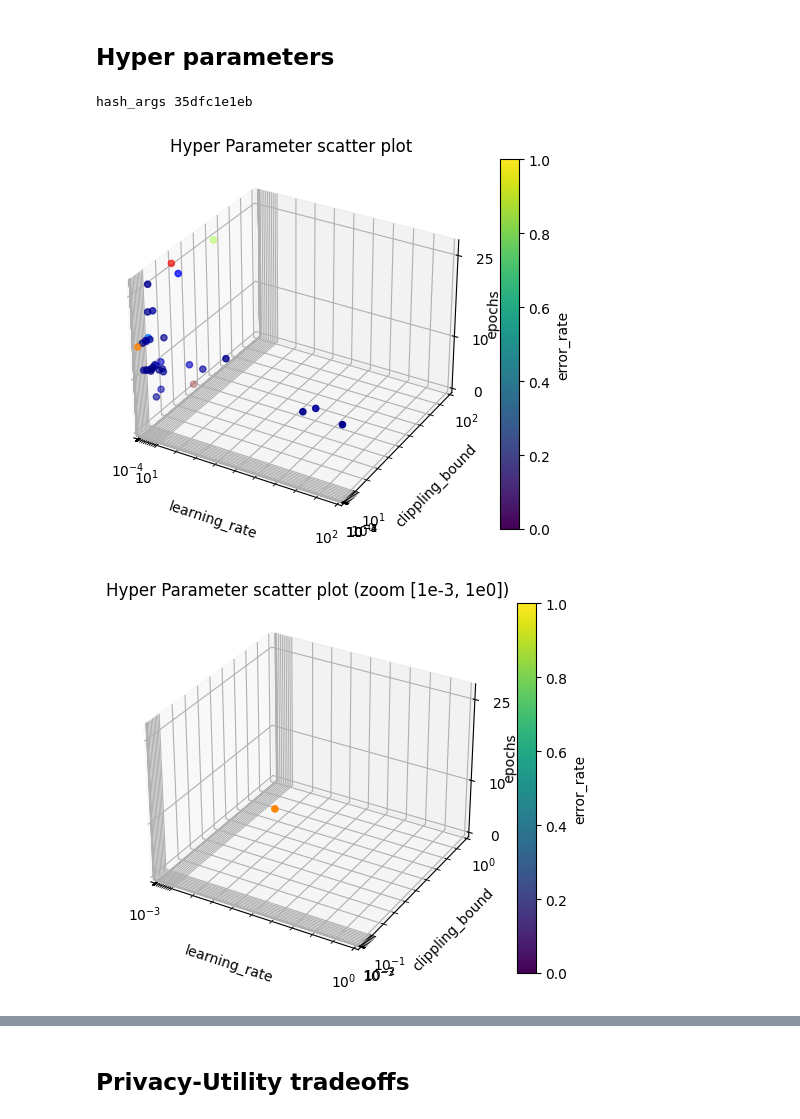
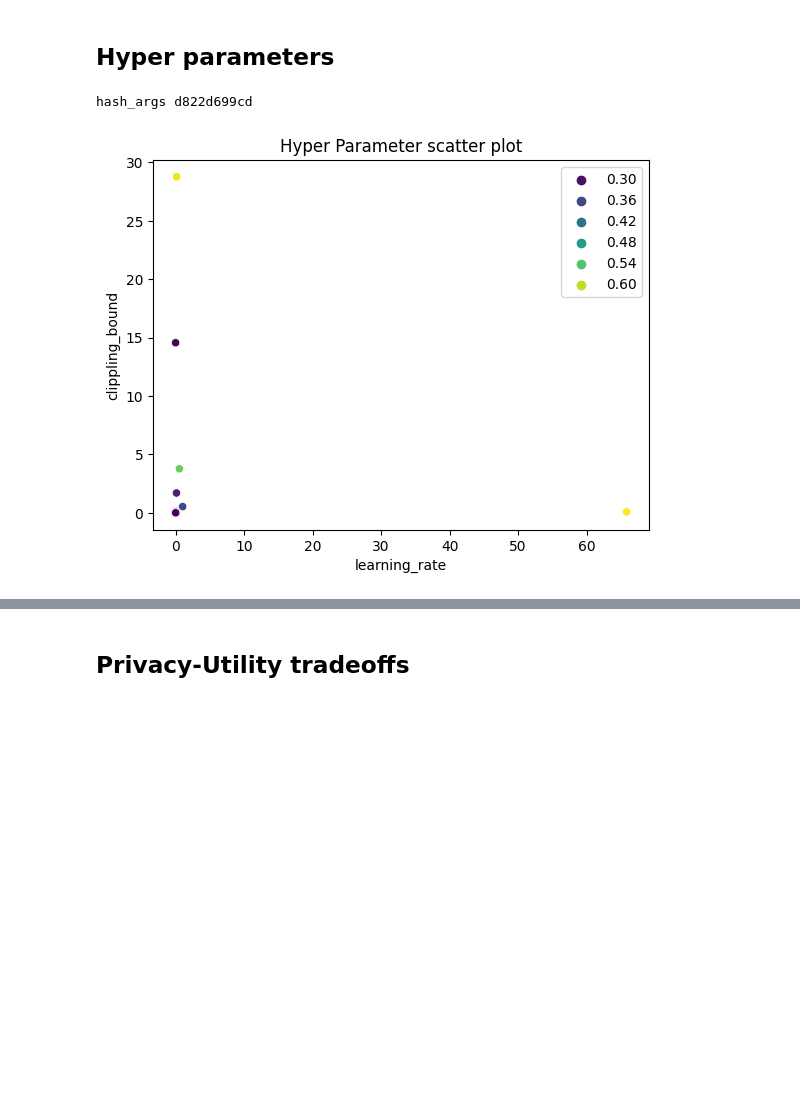
Before and after one commit to FumiyukiKato/uldp-fl, a Jupyter notebook: exp/exp_results.ipynb, the cells around one changed output, grey strips where cells are left out. Drawn from its saved outputs; the diff is of its cells as text; code cells hidden in the pictures; blank space fills up the shorter version.

```diff
--- a/exp/exp_results.ipynb
+++ b/exp/exp_results.ipynb
@@ -151,12 +151,11 @@ def plot_hps(dataset_name, method, n_users, dist):
             bbox_inches="tight",
         )
 # %%
-dataset_name = "heart_disease"
-method = "ULDP-AVG"
+dataset_name = "tcga_brca"
+method = "ULDP-SGD"
 n_users = 1100
 dist = None
 plot_hps(dataset_name, method, n_users, dist)
 # %% [output]
-hash_args 35dfc1e1eb
+hash_args d822d699cd
-[figure, old version]
+[figure, new version]
-[figure, removed]
```
Also changed, not shown: parts of 5 cells of this notebook, 12 other files.
